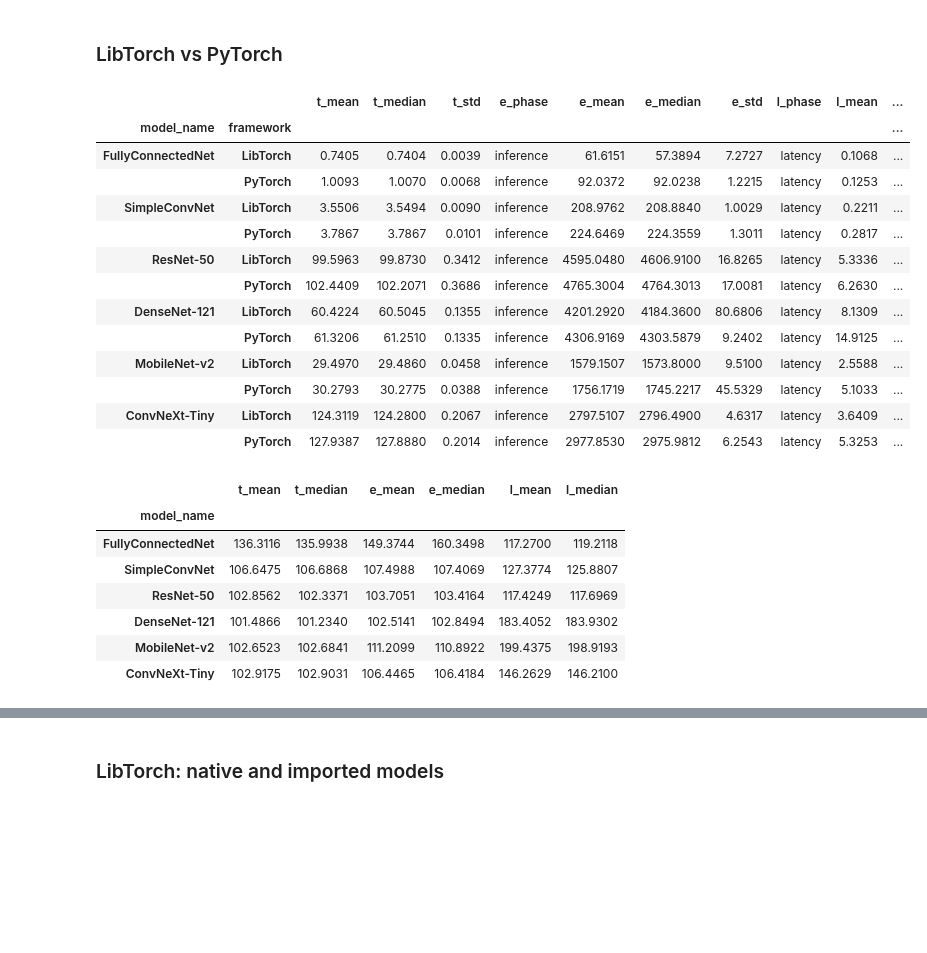
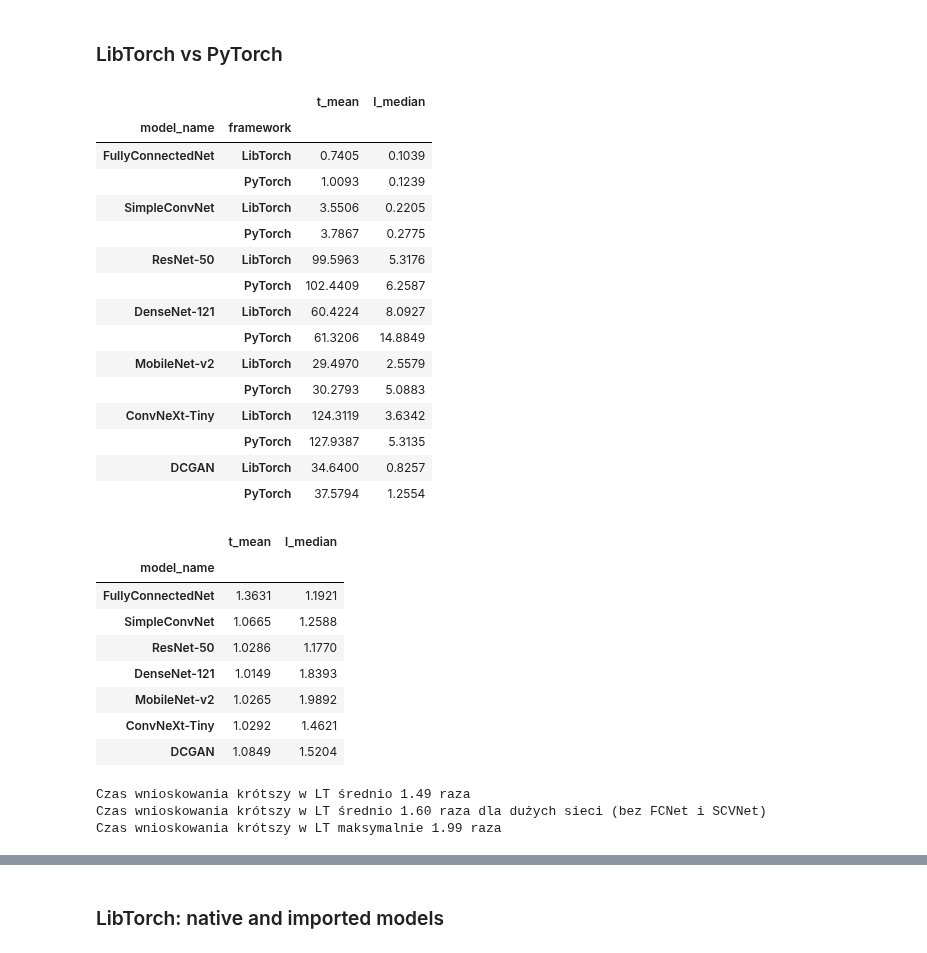
Before and after one commit to mihawb/dnn-lang-comparison, a Jupyter notebook: analysis/rolling_analysis_new.ipynb, the cells around one changed output, grey strips where cells are left out. Saved outputs shown, nothing was run; the diff lists cells and outputs as text; code cells hidden in the pictures; blank space fills up the shorter version.

```diff
--- a/analysis/rolling_analysis_new.ipynb
+++ b/analysis/rolling_analysis_new.ipynb
@@ -285,47 +276,56 @@ wykres w `batch-size-comp.ipynb`
 # %% [markdown]
 ### LibTorch vs PyTorch
 # %%
-torch_t = mtdf[mtdf.framework.isin(["PyTorch", "LibTorch"]) & ~mtdf.model_name.isin(["SODNet", "DCGAN", "NativeResNet-50"])].reset_index(drop=True).set_index(["model_name", "framework"])
-torch_e = medf[medf.framework.isin(["PyTorch", "LibTorch"]) & ~medf.model_name.isin(["SODNet", "DCGAN", "NativeResNet-50"])].reset_index(drop=True).set_index(["model_name", "framework"])
-torch_l = mldf[mldf.framework.isin(["PyTorch", "LibTorch"]) & ~mldf.model_name.isin(["SODNet", "DCGAN", "NativeResNet-50"])].reset_index(drop=True).set_index(["model_name", "framework"])
+torch_t = mtdf[mtdf.framework.isin(["PyTorch", "LibTorch"]) & ~mtdf.model_name.isin(["SODNet", "NativeResNet-50"])].reset_index(drop=True).set_index(["model_name", "framework"])
+torch_e = medf[medf.framework.isin(["PyTorch", "LibTorch"]) & ~medf.model_name.isin(["SODNet", "NativeResNet-50"])].reset_index(drop=True).set_index(["model_name", "framework"])
+torch_l = mldf[mldf.framework.isin(["PyTorch", "LibTorch"]) & ~mldf.model_name.isin(["SODNet", "NativeResNet-50"])].reset_index(drop=True).set_index(["model_name", "framework"])
 
-torch_t = torch_t.reindex(level=0, index=MODEL_ORDER[:-2])
-torch_e = torch_e.reindex(level=0, index=MODEL_ORDER[:-2])
-torch_l = torch_l.reindex(level=0, index=MODEL_ORDER[:-2])
+torch_t = torch_t.reindex(level=0, index=MODEL_ORDER[:-2] + ["DCGAN"])
+torch_e = torch_e.reindex(level=0, index=MODEL_ORDER[:-2] + ["DCGAN"])
+torch_l = torch_l.reindex(level=0, index=MODEL_ORDER[:-2] + ["DCGAN"])
 
-torch_df = join_tels(torch_t, torch_e, torch_l)
+torch_df = join_tels(torch_t, torch_e, torch_l)[["t_mean", "l_median"]]
 
 torch_df
 # %% [output]
-|  |  | t_mean | t_median | t_std | e_phase | e_mean | e_median | e_std | l_phase | l_mean | ... |
-| model_name | framework |  |  |  |  |  |  |  |  |  | ... |
-| FullyConnectedNet | LibTorch | 0.7405 | 0.7404 | 0.0039 | inference | 61.6151 | 57.3894 | 7.2727 | latency | 0.1068 | ... |
-|  | PyTorch | 1.0093 | 1.0070 | 0.0068 | inference | 92.0372 | 92.0238 | 1.2215 | latency | 0.1253 | ... |
-| SimpleConvNet | LibTorch | 3.5506 | 3.5494 | 0.0090 | inference | 208.9762 | 208.8840 | 1.0029 | latency | 0.2211 | ... |
-|  | PyTorch | 3.7867 | 3.7867 | 0.0101 | inference | 224.6469 | 224.3559 | 1.3011 | latency | 0.2817 | ... |
-| ResNet-50 | LibTorch | 99.5963 | 99.8730 | 0.3412 | inference | 4595.0480 | 4606.9100 | 16.8265 | latency | 5.3336 | ... |
-|  | PyTorch | 102.4409 | 102.2071 | 0.3686 | inference | 4765.3004 | 4764.3013 | 17.0081 | latency | 6.2630 | ... |
-| DenseNet-121 | LibTorch | 60.4224 | 60.5045 | 0.1355 | inference | 4201.2920 | 4184.3600 | 80.6806 | latency | 8.1309 | ... |
-|  | PyTorch | 61.3206 | 61.2510 | 0.1335 | inference | 4306.9169 | 4303.5879 | 9.2402 | latency | 14.9125 | ... |
-| MobileNet-v2 | LibTorch | 29.4970 | 29.4860 | 0.0458 | inference | 1579.1507 | 1573.8000 | 9.5100 | latency | 2.5588 | ... |
-|  | PyTorch | 30.2793 | 30.2775 | 0.0388 | inference | 1756.1719 | 1745.2217 | 45.5329 | latency | 5.1033 | ... |
-| ConvNeXt-Tiny | LibTorch | 124.3119 | 124.2800 | 0.2067 | inference | 2797.5107 | 2796.4900 | 4.6317 | latency | 3.6409 | ... |
-|  | PyTorch | 127.9387 | 127.8880 | 0.2014 | inference | 2977.8530 | 2975.9812 | 6.2543 | latency | 5.3253 | ... |
+|  |  | t_mean | l_median |
+| model_name | framework |  |  |
+| FullyConnectedNet | LibTorch | 0.7405 | 0.1039 |
+|  | PyTorch | 1.0093 | 0.1239 |
+| SimpleConvNet | LibTorch | 3.5506 | 0.2205 |
+|  | PyTorch | 3.7867 | 0.2775 |
+| ResNet-50 | LibTorch | 99.5963 | 5.3176 |
+|  | PyTorch | 102.4409 | 6.2587 |
+| DenseNet-121 | LibTorch | 60.4224 | 8.0927 |
+|  | PyTorch | 61.3206 | 14.8849 |
+| MobileNet-v2 | LibTorch | 29.4970 | 2.5579 |
+|  | PyTorch | 30.2793 | 5.0883 |
+| ConvNeXt-Tiny | LibTorch | 124.3119 | 3.6342 |
+|  | PyTorch | 127.9387 | 5.3135 |
+| DCGAN | LibTorch | 34.6400 | 0.8257 |
+|  | PyTorch | 37.5794 | 1.2554 |
 # %%
 torch_nostd = torch_df.drop([c for c in torch_df.columns if ("std" in c or "phase" in c)], axis="columns").reset_index(level=1)
 
 libtorch_nostd = torch_nostd[torch_nostd.framework == "LibTorch"].drop("framework", axis=1)
 pytorch_nostd = torch_nostd[torch_nostd.framework == "PyTorch"].drop("framework", axis=1)
 
-lib_advantage = pytorch_nostd / libtorch_nostd * 100
+lib_advantage = (pytorch_nostd / libtorch_nostd)
+display(lib_advantage)
 
-display(lib_advantage)  # PT wykonuje sie `x/100 razy` lub `o (x-100)%` dluzej od LT
+print(f"Czas wnioskowania krótszy w LT średnio {lib_advantage.l_median.mean():.2f} raza")
+print(f"Czas wnioskowania krótszy w LT średnio {lib_advantage.drop(["FullyConnectedNet", "SimpleConvNet"]).l_median.mean():.2f} raza dla dużych sieci (bez FCNet i SCVNet)")
+print(f"Czas wnioskowania krótszy w LT maksymalnie {lib_advantage.l_median.max():.2f} raza")
 # %% [output]
-|  | t_mean | t_median | e_mean | e_median | l_mean | l_median |
-| model_name |  |  |  |  |  |  |
-| FullyConnectedNet | 136.3116 | 135.9938 | 149.3744 | 160.3498 | 117.2700 | 119.2118 |
-| SimpleConvNet | 106.6475 | 106.6868 | 107.4988 | 107.4069 | 127.3774 | 125.8807 |
-| ResNet-50 | 102.8562 | 102.3371 | 103.7051 | 103.4164 | 117.4249 | 117.6969 |
-| DenseNet-121 | 101.4866 | 101.2340 | 102.5141 | 102.8494 | 183.4052 | 183.9302 |
-| MobileNet-v2 | 102.6523 | 102.6841 | 111.2099 | 110.8922 | 199.4375 | 198.9193 |
-| ConvNeXt-Tiny | 102.9175 | 102.9031 | 106.4465 | 106.4184 | 146.2629 | 146.2100 |
+|  | t_mean | l_median |
+| model_name |  |  |
+| FullyConnectedNet | 1.3631 | 1.1921 |
+| SimpleConvNet | 1.0665 | 1.2588 |
+| ResNet-50 | 1.0286 | 1.1770 |
+| DenseNet-121 | 1.0149 | 1.8393 |
+| MobileNet-v2 | 1.0265 | 1.9892 |
+| ConvNeXt-Tiny | 1.0292 | 1.4621 |
+| DCGAN | 1.0849 | 1.5204 |
+Czas wnioskowania krótszy w LT średnio 1.49 raza
+Czas wnioskowania krótszy w LT średnio 1.60 raza dla dużych sieci (bez FCNet i SCVNet)
+Czas wnioskowania krótszy w LT maksymalnie 1.99 raza
```
Also changed, not shown: parts of 10 cells of this notebook, 2 other files.
